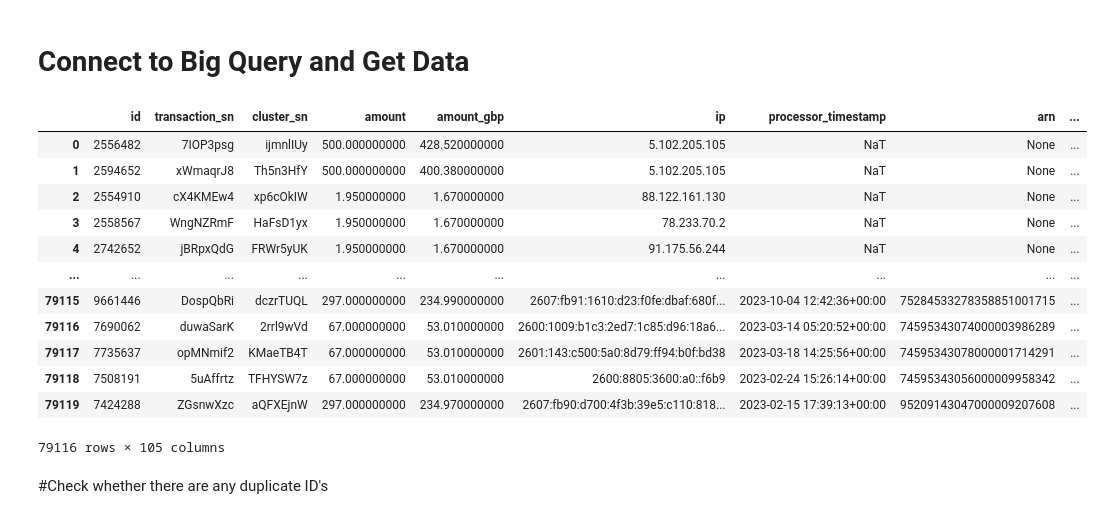
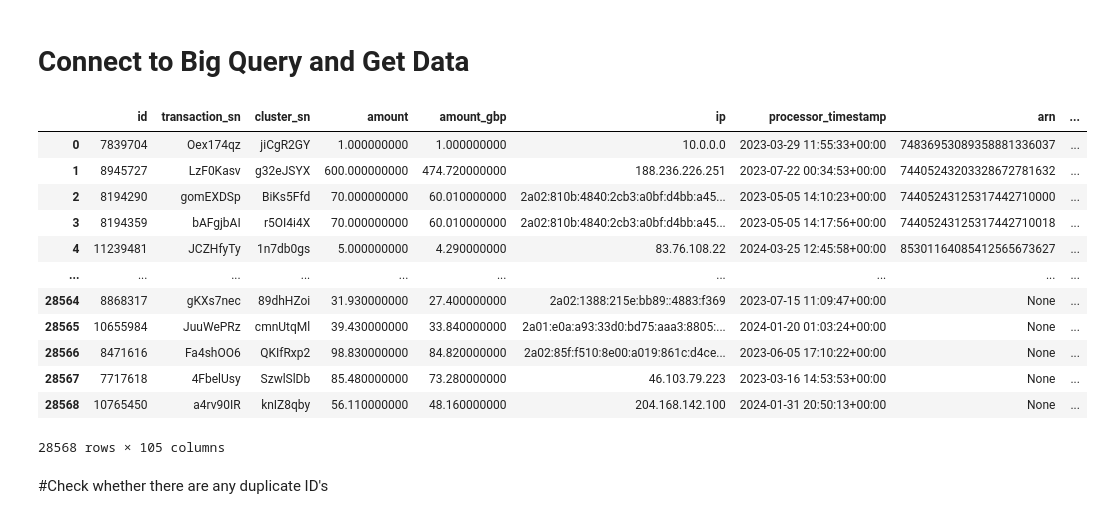
Before and after one commit to MaayanHagbi/CAS_ADS_Final_Project, a Jupyter notebook: Fraud_Detection_ML_(CAS_ADS).ipynb, the cells around one changed output. Saved outputs shown, nothing was run; the diff lists cells and outputs as text; code cells hidden in the pictures.

```diff
--- a/Fraud_Detection_ML_(CAS_ADS).ipynb
+++ b/Fraud_Detection_ML_(CAS_ADS).ipynb
@@ -67,40 +68,40 @@ fatal: destination path 'CAS_ADS_Final_Project' already exists and is not an emp
 # %%
 #Set up Google BigQuery client with the specified project ID
 project_id = 'total-biplane-387513'
 bigquery_client = bigquery.Client(project = project_id)
 #Fraud cases - (TC40/Safe -  run the model against Fraud cases only)!
 
 #Query to select fraud and non-fraud cases from the dataset
 Query = """
 Select distinct * from (
 Select * from `Data_Sceince_Project_Dataset.CAS_ADS_Dataset` where Clientinfo_id in (SELECT distinct Clientinfo_id FROM `total-biplane-387513.Data_Sceince_Project_Dataset.CAS_ADS_Dataset` where Is_fraud is not null)
 union all
 Select * from `Data_Sceince_Project_Dataset.CAS_ADS_Dataset` where Clientinfo_id in (
-Select distinct Clientinfo_id from `Data_Sceince_Project_Dataset.CAS_ADS_Dataset` where Clientinfo_id not in (Select distinct Clientinfo_id from `Data_Sceince_Project_Dataset.CAS_ADS_Dataset` where Clientinfo_id in (SELECT distinct Clientinfo_id FROM `total-biplane-387513.Data_Sceince_Project_Dataset.CAS_ADS_Dataset` where Is_fraud is not null)) limit 12869));
+Select distinct Clientinfo_id from `Data_Sceince_Project_Dataset.CAS_ADS_Dataset` where Clientinfo_id not in (Select distinct Clientinfo_id from `Data_Sceince_Project_Dataset.CAS_ADS_Dataset` where Clientinfo_id in (SELECT distinct Clientinfo_id FROM `total-biplane-387513.Data_Sceince_Project_Dataset.CAS_ADS_Dataset` where Is_fraud is not null)) limit 5000));
 """
-
+#perv limit:12869
 #Validation set 2024
 #Execute the query and convert the results to a Pandas DataFrame
 Query_Results = bigquery_client.query(Query)
 Data_Adf = Query_Results.to_dataframe()
 
 #Remove duplicate records based on the 'id' column
 Data_Adf = Data_Adf.drop_duplicates(subset=['id'])
 Data_Adf
 # %% [output]
 |  | id | transaction_sn | cluster_sn | amount | amount_gbp | ip | processor_timestamp | arn | ... |
-| 0 | 2556482 | 7IOP3psg | ijmnlIUy | 500.000000000 | 428.520000000 | 5.102.205.105 | NaT | None | ... |
-| 1 | 2594652 | xWmaqrJ8 | Th5n3HfY | 500.000000000 | 400.380000000 | 5.102.205.105 | NaT | None | ... |
-| 2 | 2554910 | cX4KMEw4 | xp6cOkIW | 1.950000000 | 1.670000000 | 88.122.161.130 | NaT | None | ... |
-| 3 | 2558567 | WngNZRmF | HaFsD1yx | 1.950000000 | 1.670000000 | 78.233.70.2 | NaT | None | ... |
-| 4 | 2742652 | jBRpxQdG | FRWr5yUK | 1.950000000 | 1.670000000 | 91.175.56.244 | NaT | None | ... |
+| 0 | 7839704 | Oex174qz | jiCgR2GY | 1.000000000 | 1.000000000 | 10.0.0.0 | 2023-03-29 11:55:33+00:00 | 74836953089358881336037 | ... |
+| 1 | 8945727 | LzF0Kasv | g32eJSYX | 600.000000000 | 474.720000000 | 188.236.226.251 | 2023-07-22 00:34:53+00:00 | 74405243203328672781632 | ... |
+| 2 | 8194290 | gomEXDSp | BiKs5Ffd | 70.000000000 | 60.010000000 | 2a02:810b:4840:2cb3:a0bf:d4bb:a45... | 2023-05-05 14:10:23+00:00 | 74405243125317442710000 | ... |
+| 3 | 8194359 | bAFgjbAI | r5OI4i4X | 70.000000000 | 60.010000000 | 2a02:810b:4840:2cb3:a0bf:d4bb:a45... | 2023-05-05 14:17:56+00:00 | 74405243125317442710018 | ... |
+| 4 | 11239481 | JCZHfyTy | 1n7db0gs | 5.000000000 | 4.290000000 | 83.76.108.22 | 2024-03-25 12:45:58+00:00 | 85301164085412565673627 | ... |
 | ... | ... | ... | ... | ... | ... | ... | ... | ... | ... |
-| 79115 | 9661446 | DospQbRi | dczrTUQL | 297.000000000 | 234.990000000 | 2607:fb91:1610:d23:f0fe:dbaf:680f... | 2023-10-04 12:42:36+00:00 | 75284533278358851001715 | ... |
-| 79116 | 7690062 | duwaSarK | 2rrl9wVd | 67.000000000 | 53.010000000 | 2600:1009:b1c3:2ed7:1c85:d96:18a6... | 2023-03-14 05:20:52+00:00 | 74595343074000003986289 | ... |
-| 79117 | 7735637 | opMNmif2 | KMaeTB4T | 67.000000000 | 53.010000000 | 2601:143:c500:5a0:8d79:ff94:b0f:bd38 | 2023-03-18 14:25:56+00:00 | 74595343078000001714291 | ... |
-| 79118 | 7508191 | 5uAffrtz | TFHYSW7z | 67.000000000 | 53.010000000 | 2600:8805:3600:a0::f6b9 | 2023-02-24 15:26:14+00:00 | 74595343056000009958342 | ... |
-| 79119 | 7424288 | ZGsnwXzc | aQFXEjnW | 297.000000000 | 234.970000000 | 2607:fb90:d700:4f3b:39e5:c110:818... | 2023-02-15 17:39:13+00:00 | 95209143047000009207608 | ... |
+| 28564 | 8868317 | gKXs7nec | 89dhHZoi | 31.930000000 | 27.400000000 | 2a02:1388:215e:bb89::4883:f369 | 2023-07-15 11:09:47+00:00 | None | ... |
+| 28565 | 10655984 | JuuWePRz | cmnUtqMl | 39.430000000 | 33.840000000 | 2a01:e0a:a93:33d0:bd75:aaa3:8805:... | 2024-01-20 01:03:24+00:00 | None | ... |
+| 28566 | 8471616 | Fa4shOO6 | QKIfRxp2 | 98.830000000 | 84.820000000 | 2a02:85f:f510:8e00:a019:861c:d4ce... | 2023-06-05 17:10:22+00:00 | None | ... |
+| 28567 | 7717618 | 4FbelUsy | SzwlSlDb | 85.480000000 | 73.280000000 | 46.103.79.223 | 2023-03-16 14:53:53+00:00 | None | ... |
+| 28568 | 10765450 | a4rv90IR | knIZ8qby | 56.110000000 | 48.160000000 | 204.168.142.100 | 2024-01-31 20:50:13+00:00 | None | ... |
-79116 rows × 105 columns
+28568 rows × 105 columns
 # %% [markdown]
 #Check whether there are any duplicate ID's
 # %%
```
Also changed, not shown: parts of 27 cells of this notebook.
